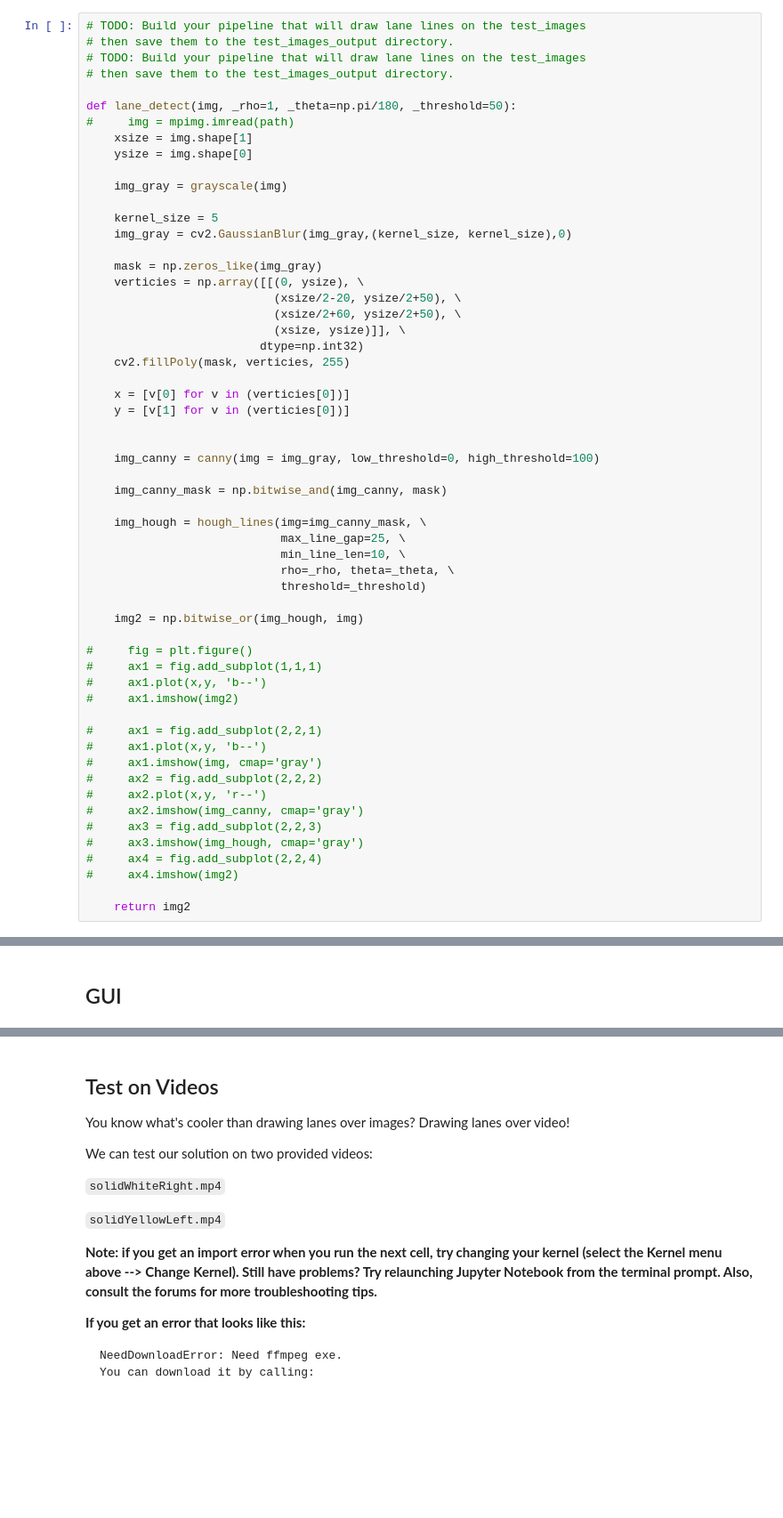
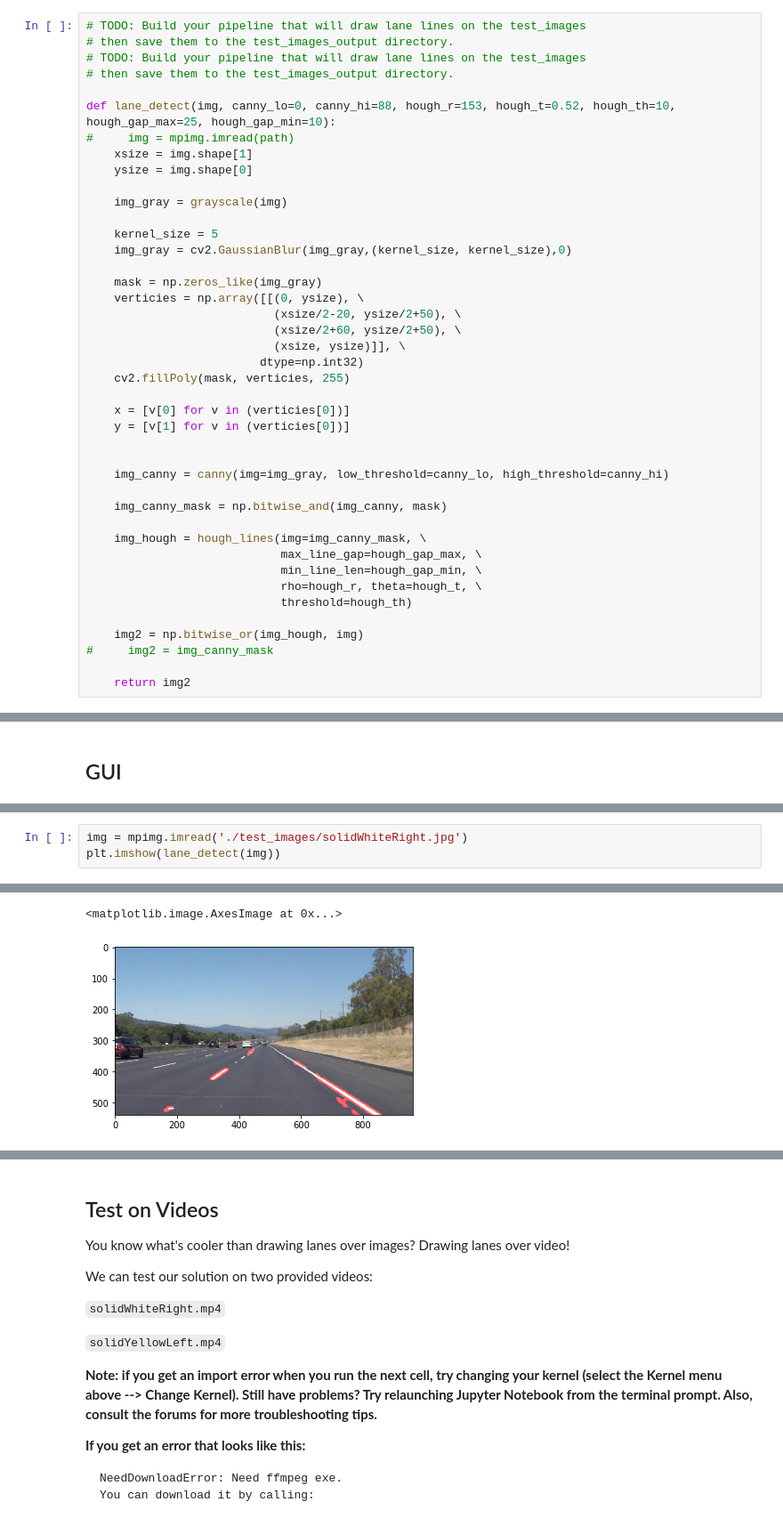
Before and after one commit to samppan/CarND-LaneLines-P1, a Jupyter notebook: P1.ipynb, the cells around one changed output, grey strips where cells are left out. Shown: that part at 89% size. Cells and saved outputs as stored; diff of their text form; blank space fills up the shorter version.

```diff
--- a/P1.ipynb
+++ b/P1.ipynb
@@ -210,7 +242,7 @@ Try tuning the various parameters, especially the low and high Canny thresholds
 # TODO: Build your pipeline that will draw lane lines on the test_images
 # then save them to the test_images_output directory.
 
-def lane_detect(img, _rho=1, _theta=np.pi/180, _threshold=50):
+def lane_detect(img, canny_lo=0, canny_hi=88, hough_r=153, hough_t=0.52, hough_th=10, hough_gap_max=25, hough_gap_min=10):
 #     img = mpimg.imread(path)
     xsize = img.shape[1]
     ysize = img.shape[0]
@@ -232,32 +264,17 @@ def lane_detect(img, _rho=1, _theta=np.pi/180, _threshold=50):
     y = [v[1] for v in (verticies[0])]
 
 
-    img_canny = canny(img = img_gray, low_threshold=0, high_threshold=100)
+    img_canny = canny(img=img_gray, low_threshold=canny_lo, high_threshold=canny_hi)
 
     img_canny_mask = np.bitwise_and(img_canny, mask)
 
     img_hough = hough_lines(img=img_canny_mask, \
-                            max_line_gap=25, \
-                            min_line_len=10, \
-                            rho=_rho, theta=_theta, \
-                            threshold=_threshold)
+                            max_line_gap=hough_gap_max, \
+                            min_line_len=hough_gap_min, \
+                            rho=hough_r, theta=hough_t, \
+                            threshold=hough_th)
 
     img2 = np.bitwise_or(img_hough, img)
-
-#     fig = plt.figure()
-#     ax1 = fig.add_subplot(1,1,1)
-#     ax1.plot(x,y, 'b--')
-#     ax1.imshow(img2)
-
-#     ax1 = fig.add_subplot(2,2,1)
-#     ax1.plot(x,y, 'b--')
-#     ax1.imshow(img, cmap='gray')
-#     ax2 = fig.add_subplot(2,2,2)
-#     ax2.plot(x,y, 'r--')
-#     ax2.imshow(img_canny, cmap='gray')
-#     ax3 = fig.add_subplot(2,2,3)
-#     ax3.imshow(img_hough, cmap='gray')
-#     ax4 = fig.add_subplot(2,2,4)
-#     ax4.imshow(img2)
+#     img2 = img_canny_mask
 
     return img2
@@ -373,0 +293,4 @@ ax.imshow(img2)
+# %%
+img = mpimg.imread('./test_images/solidWhiteRight.jpg')
+plt.imshow(lane_detect(img))
+# %% [output]
@@ -373,0 +314,2 @@ ax.imshow(img2)
+<matplotlib.image.AxesImage at 0x...>
+[figure, added]
```
Also changed, not shown: parts of 12 cells of this notebook, 1 other file.
